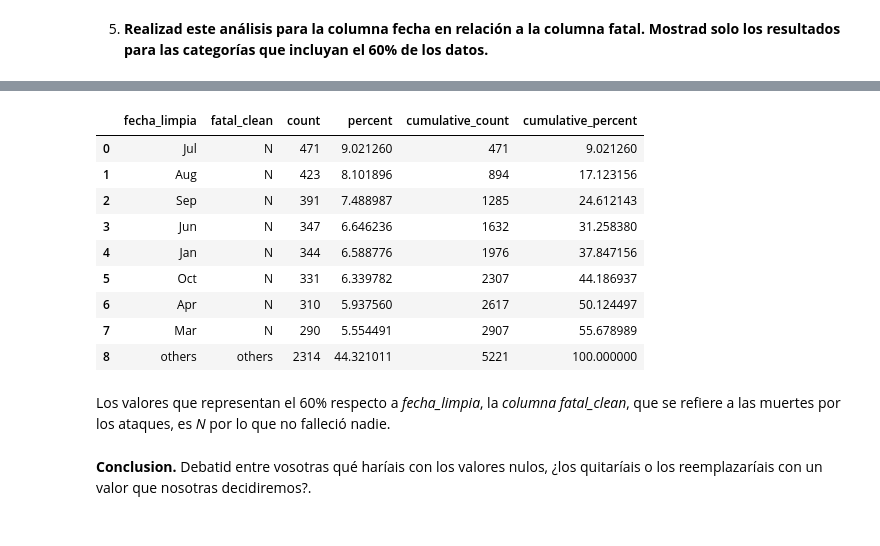
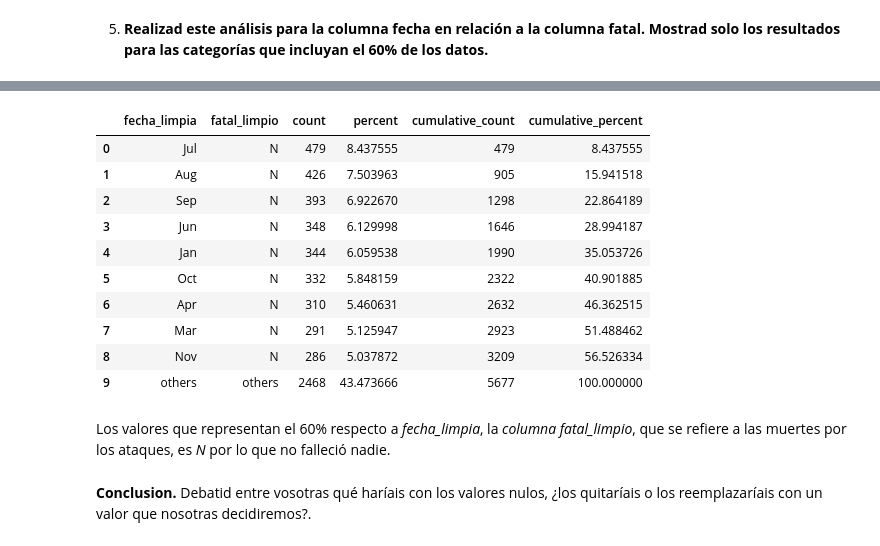
Before and after one commit to Adalab/DA-promo-A-module-2-pairprog-2-pair-3-Alicia-Laura, a Jupyter notebook: EDA/Pair_EDA_2.ipynb, the cells around one changed output, grey strips where cells are left out. Cells and saved outputs as stored; diff of their text form; code cells hidden in the pictures.

```diff
--- a/EDA/Pair_EDA_2.ipynb
+++ b/EDA/Pair_EDA_2.ipynb
@@ -100,18 +96,19 @@ array([nan, 'May', 'Sep', 'Jul', 'Aug', 'Dec', 'Mar', 'Oct', 'Apr', 'Jan',
 # %%
-df.stb.freq(["fecha_limpia", 'fatal_clean'], thresh = 60)
+df.stb.freq(["fecha_limpia", 'fatal_limpio'], thresh = 60)
 # %% [output]
-|  | fecha_limpia | fatal_clean | count | percent | cumulative_count | cumulative_percent |
-| 0 | Jul | N | 471 | 9.021260 | 471 | 9.021260 |
-| 1 | Aug | N | 423 | 8.101896 | 894 | 17.123156 |
-| 2 | Sep | N | 391 | 7.488987 | 1285 | 24.612143 |
-| 3 | Jun | N | 347 | 6.646236 | 1632 | 31.258380 |
-| 4 | Jan | N | 344 | 6.588776 | 1976 | 37.847156 |
-| 5 | Oct | N | 331 | 6.339782 | 2307 | 44.186937 |
-| 6 | Apr | N | 310 | 5.937560 | 2617 | 50.124497 |
-| 7 | Mar | N | 290 | 5.554491 | 2907 | 55.678989 |
-| 8 | others | others | 2314 | 44.321011 | 5221 | 100.000000 |
+|  | fecha_limpia | fatal_limpio | count | percent | cumulative_count | cumulative_percent |
+| 0 | Jul | N | 479 | 8.437555 | 479 | 8.437555 |
+| 1 | Aug | N | 426 | 7.503963 | 905 | 15.941518 |
+| 2 | Sep | N | 393 | 6.922670 | 1298 | 22.864189 |
+| 3 | Jun | N | 348 | 6.129998 | 1646 | 28.994187 |
+| 4 | Jan | N | 344 | 6.059538 | 1990 | 35.053726 |
+| 5 | Oct | N | 332 | 5.848159 | 2322 | 40.901885 |
+| 6 | Apr | N | 310 | 5.460631 | 2632 | 46.362515 |
+| 7 | Mar | N | 291 | 5.125947 | 2923 | 51.488462 |
+| 8 | Nov | N | 286 | 5.037872 | 3209 | 56.526334 |
+| 9 | others | others | 2468 | 43.473666 | 5677 | 100.000000 |
 # %% [markdown]
-Los valores que representan el 60% respecto a *fecha_limpia*, la *columna fatal_clean*, que se refiere a las muertes por los ataques, es *N* por lo que no falleció nadie.
+Los valores que representan el 60% respecto a *fecha_limpia*, la *columna fatal_limpio*, que se refiere a las muertes por los ataques, es *N* por lo que no falleció nadie.
 # %% [markdown]
 **Conclusion.** Debatid entre vosotras qué haríais con los valores nulos, ¿los quitaríais o los reemplazaríais con un valor que nosotras decidiremos?.
 # %% [markdown]
```
Also changed, not shown: parts of 7 cells of this notebook.
